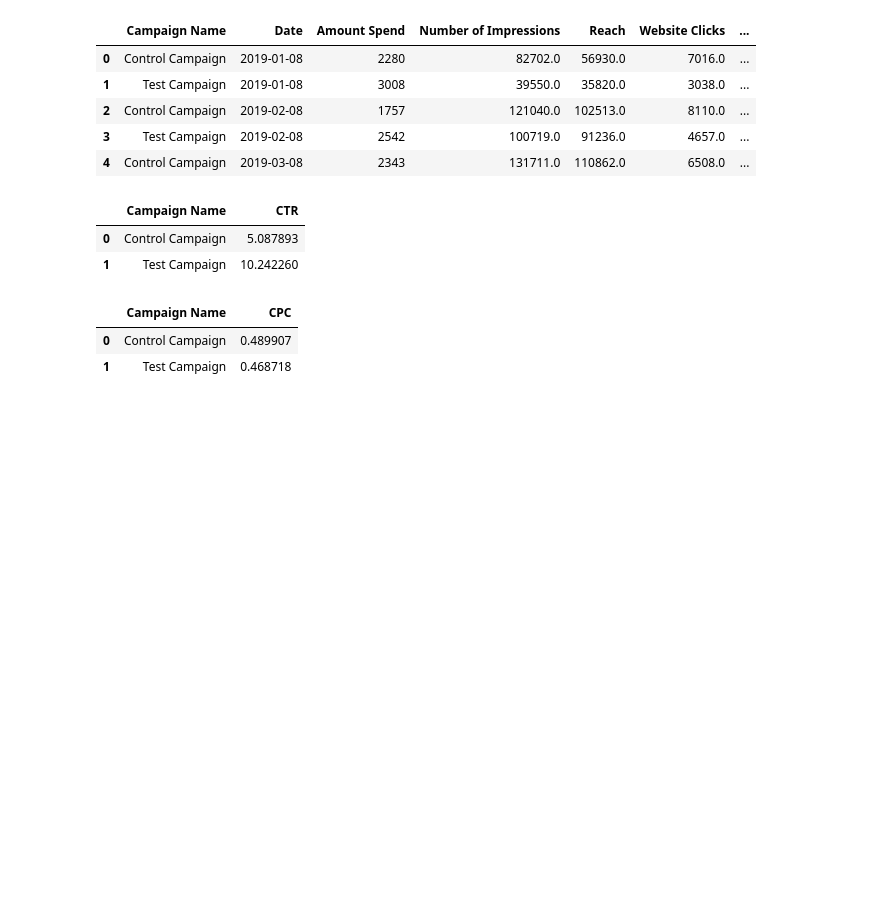
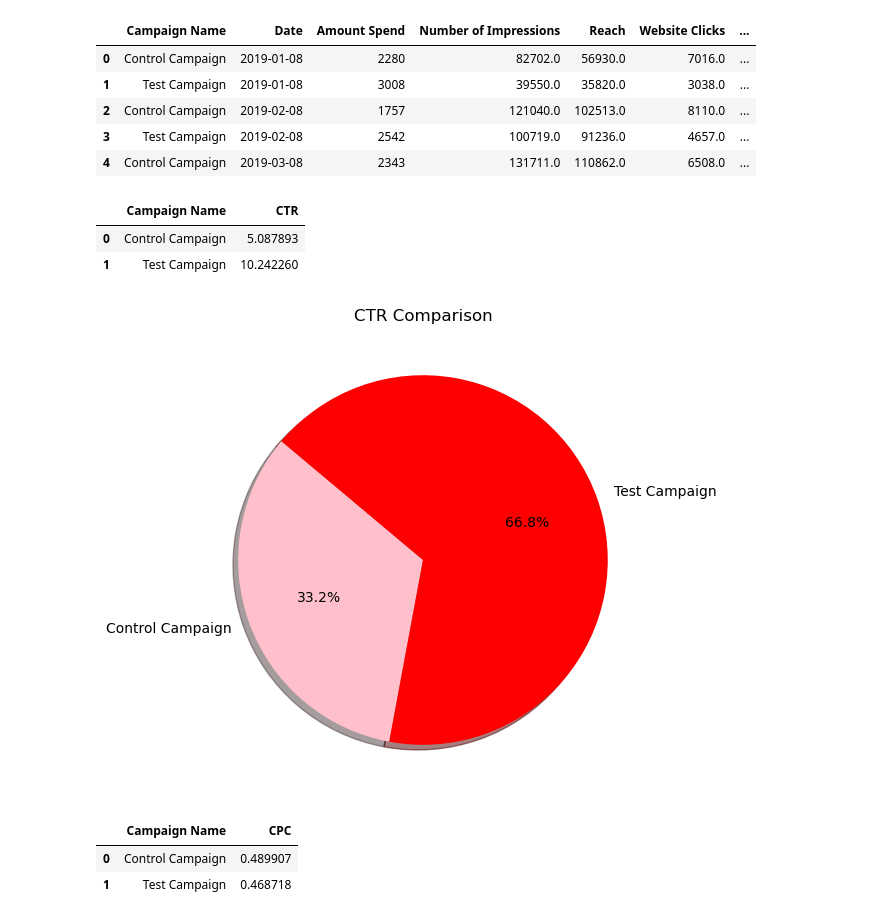
Before and after one commit to richardwarepam16/Case-Studies-DataAnalytics, a Jupyter notebook: abTesting/abTesting.ipynb, the cells around one changed output. Drawn from its saved outputs; the diff is of its cells as text; code cells hidden in the pictures; blank space fills up the shorter version.

```diff
--- a/abTesting/abTesting.ipynb
+++ b/abTesting/abTesting.ipynb
@@ -234,6 +234,16 @@ campaign_ctr
 |  | Campaign Name | CTR |
 | 0 | Control Campaign | 5.087893 |
 | 1 | Test Campaign | 10.242260 |
+# %%
+values = campaign_ctr['CTR']
+labels = campaign_ctr['Campaign Name']
+colors = ['Pink','Red']
+plt.figure(figsize=(10,6))
+plt.pie(values, labels = labels, colors = colors, autopct='%1.1f%%', shadow= True, startangle= 140)
+plt.title('CTR Comparison')
+plt.show()
+# %% [output]
+[figure, added]
 # %%
 campaign_cpc = df.groupby('Campaign Name')['CPC'].mean().reset_index()
 campaign_cpc
```
Also changed, not shown: parts of 10 cells of this notebook.
